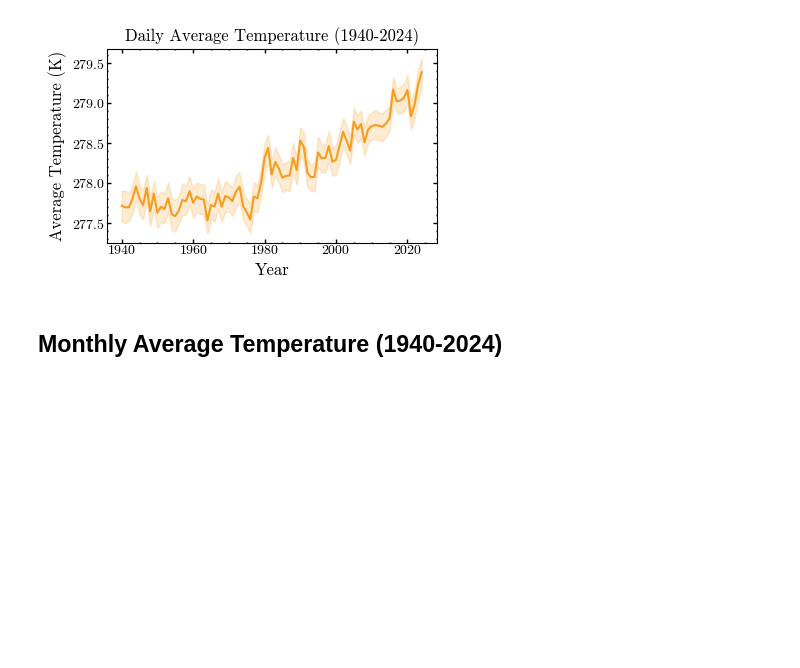
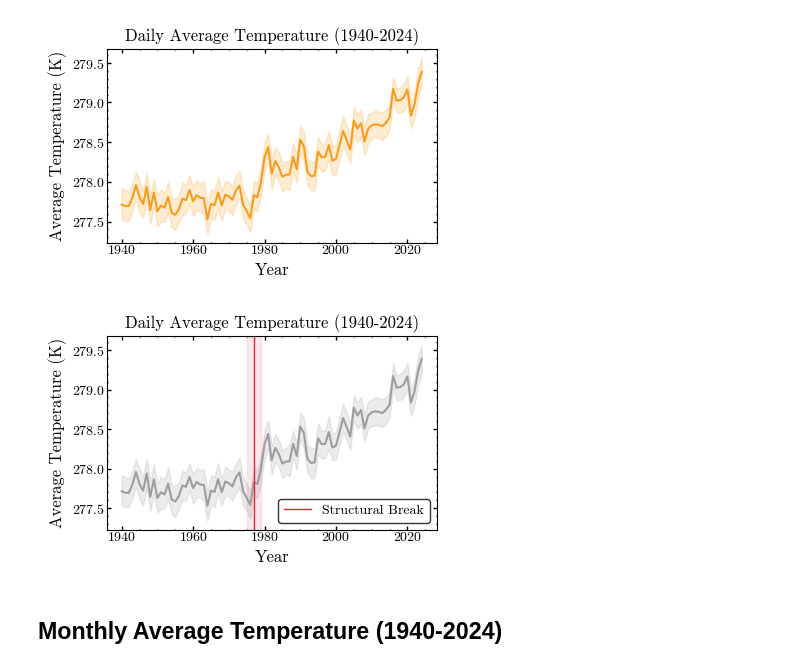
Before and after one commit to iragca/DS412-Time-Series-Analysis-and-Stochastic-Processes, a Jupyter notebook: notebooks/1.0-Case-Study.ipynb, the cells around one changed output. Cells and saved outputs as stored; diff of their text form; code cells hidden in the pictures; blank space fills up the shorter version.

Commit message:
added structural break plot

```diff
--- a/notebooks/1.0-Case-Study.ipynb
+++ b/notebooks/1.0-Case-Study.ipynb
@@ -77,6 +72,25 @@ plt.savefig(
     )
 # %% [output]
 [figure]
+# %%
+sns.lineplot(data=temp_data, x="temp_year", y="avg_temp",
+    color=Color.GRAY.value)
+plt.title("Daily Average Temperature (1940-2024)")
+plt.xlabel("Year")
+plt.ylabel("Average Temperature (K)")
+plt.axvline(x=1977, ymin=0, ymax=1, color=Color.RED.value, linewidth=1, label="Structural Break")
+plt.axvspan(xmin=1975, xmax=1979, color=Color.RED.value, alpha=0.1)
+plt.legend()
+
+plt.savefig(
+    PLOTS / "daily-average-temperature-1940-2024-structural-break.svg",
+    format="svg",
+    dpi=300,
+    transparent=True,
+    bbox_inches="tight"
+    )
+# %% [output]
+[figure, added]
 # %% [markdown]
 ## Monthly Average Temperature (1940-2024)
 # %%
```
Also changed, not shown: parts of 5 cells of this notebook, 5 other files.
